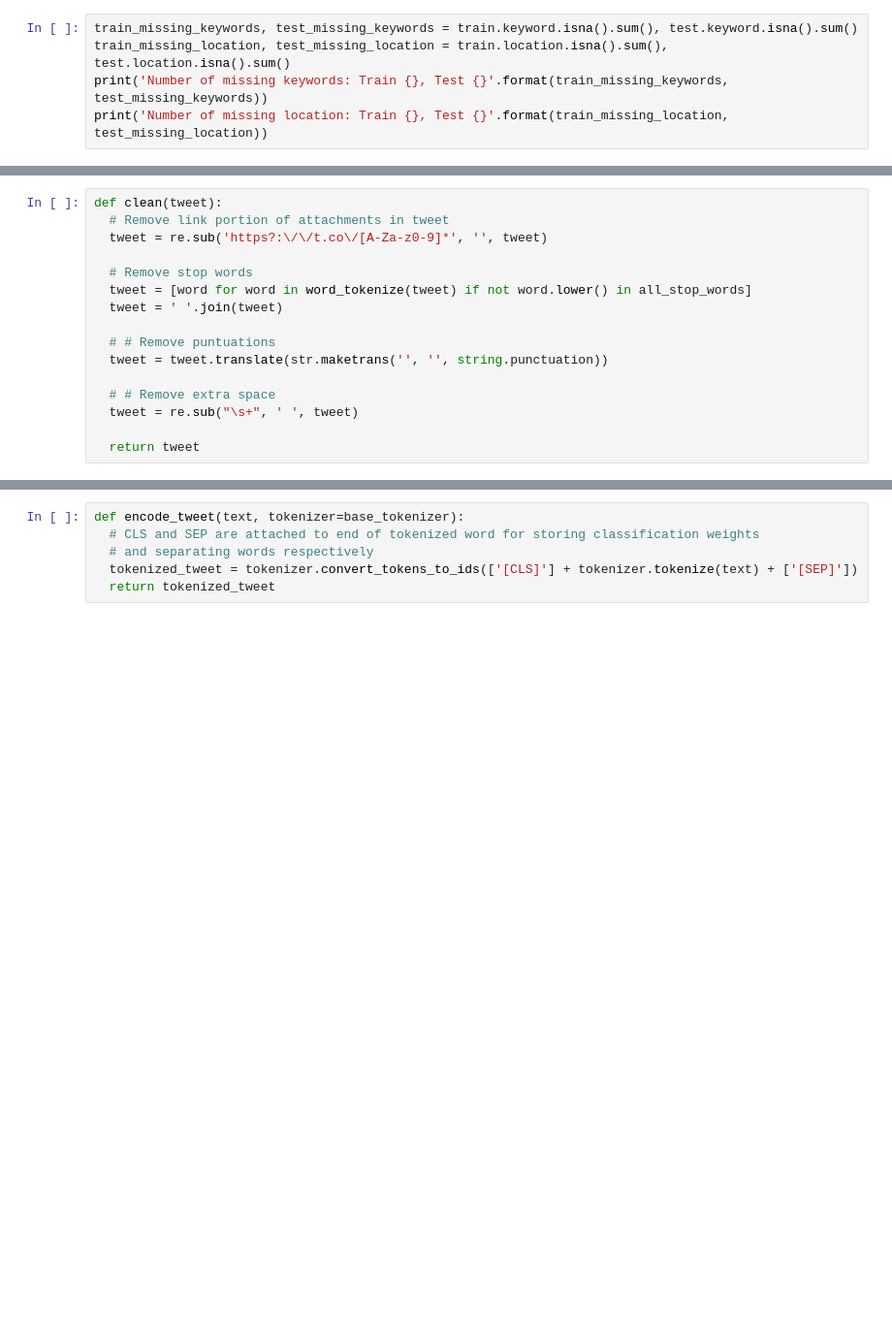
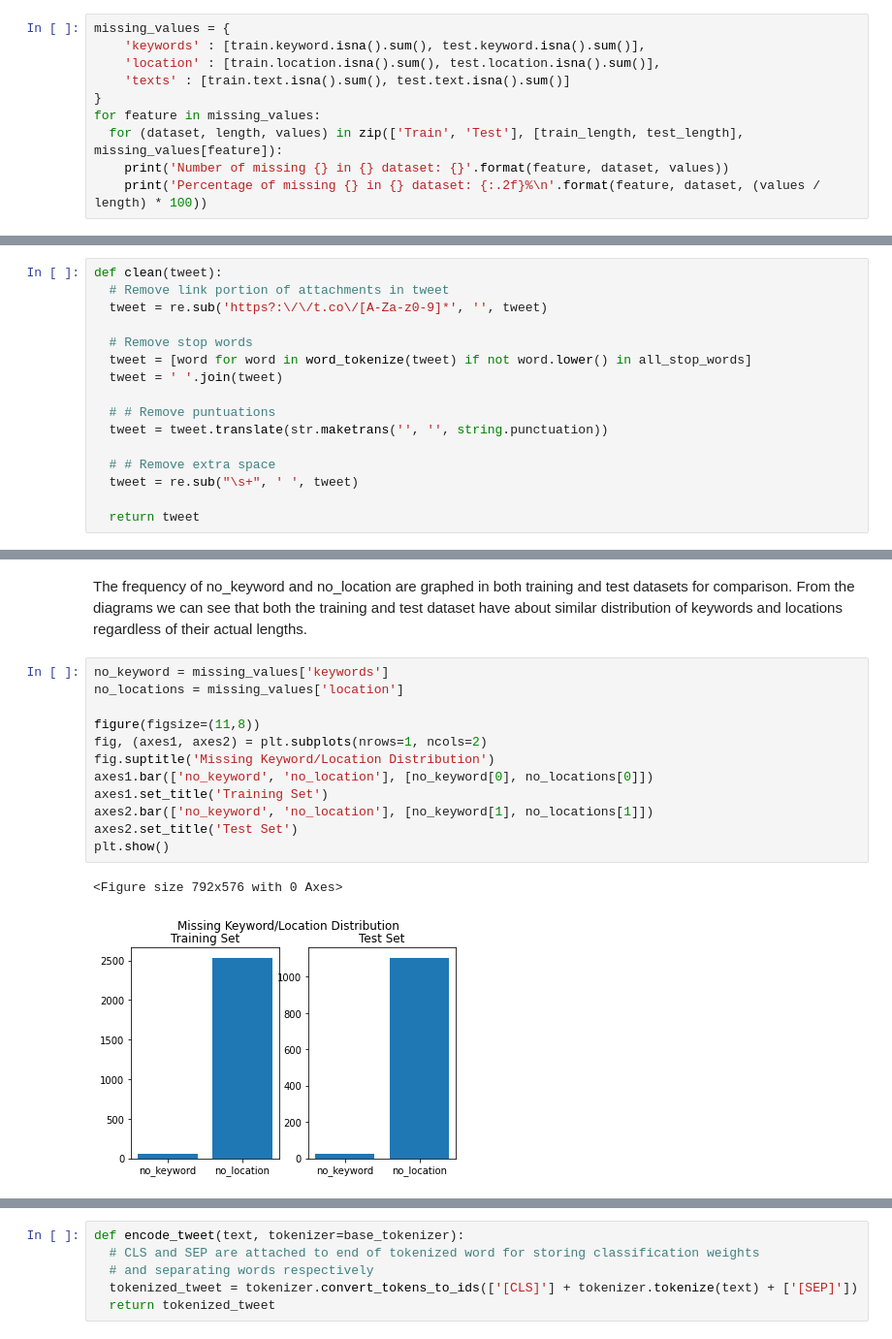
Before and after one commit to lloydoad/disaster-tweet-classifier, a Jupyter notebook: disaster_tweet_classifier.ipynb, the cells around one changed output, grey strips where cells are left out. Shown: that part at 97% size. Drawn from its saved outputs; the diff is of its cells as text; blank space fills up the shorter version.

```diff
--- a/disaster_tweet_classifier.ipynb
+++ b/disaster_tweet_classifier.ipynb
@@ -87,6 +89,11 @@ First 10 test datapoints
 # %%
-train_missing_keywords, test_missing_keywords = train.keyword.isna().sum(), test.keyword.isna().sum()
-train_missing_location, test_missing_location = train.location.isna().sum(), test.location.isna().sum()
-print('Number of missing keywords: Train {}, Test {}'.format(train_missing_keywords, test_missing_keywords))
-print('Number of missing location: Train {}, Test {}'.format(train_missing_location, test_missing_location))
+missing_values = {
+    'keywords' : [train.keyword.isna().sum(), test.keyword.isna().sum()],
+    'location' : [train.location.isna().sum(), test.location.isna().sum()],
+    'texts' : [train.text.isna().sum(), test.text.isna().sum()]
+}
+for feature in missing_values:
+  for (dataset, length, values) in zip(['Train', 'Test'], [train_length, test_length], missing_values[feature]):
+    print('Number of missing {} in {} dataset: {}'.format(feature, dataset, values))
+    print('Percentage of missing {} in {} dataset: {:.2f}%\n'.format(feature, dataset, (values / length) * 100))
 # %% [output]
@@ -198,0 +221,17 @@ FullTokenizer = tokenization.FullTokenizer
+# %% [markdown]
+The frequency of no_keyword and no_location are graphed in both training and test datasets for comparison. From the diagrams we can see that both the training and test dataset have about similar distribution of keywords and locations regardless of their actual lengths.
+# %%
+no_keyword = missing_values['keywords']
+no_locations = missing_values['location']
+
+figure(figsize=(11,8))
+fig, (axes1, axes2) = plt.subplots(nrows=1, ncols=2)
+fig.suptitle('Missing Keyword/Location Distribution')
+axes1.bar(['no_keyword', 'no_location'], [no_keyword[0], no_locations[0]])
+axes1.set_title('Training Set')
+axes2.bar(['no_keyword', 'no_location'], [no_keyword[1], no_locations[1]])
+axes2.set_title('Test Set')
+plt.show()
+# %% [output]
+<Figure size 792x576 with 0 Axes>
+[figure, added]
```
Also changed, not shown: parts of 53 cells of this notebook.
